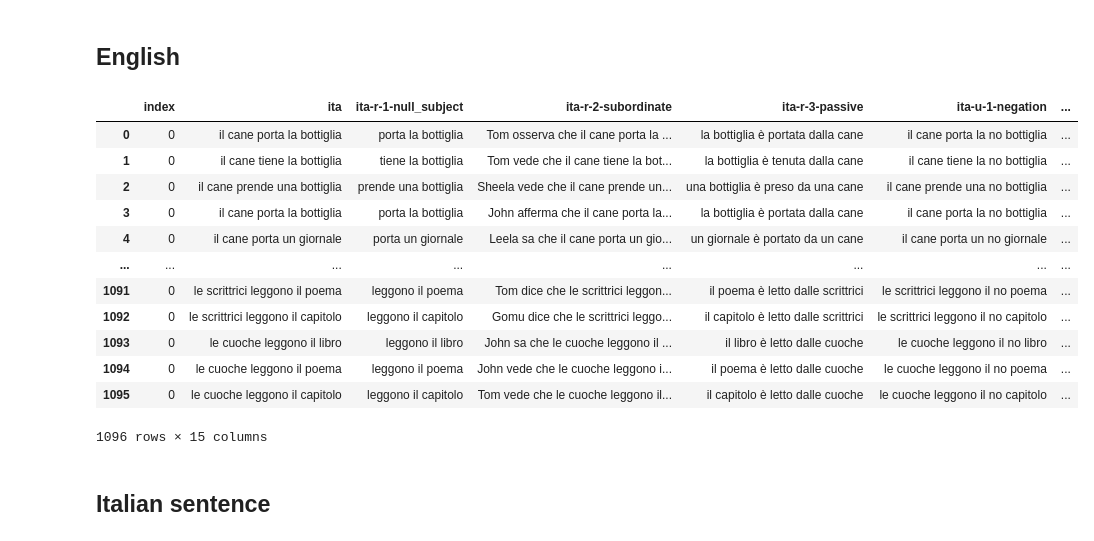
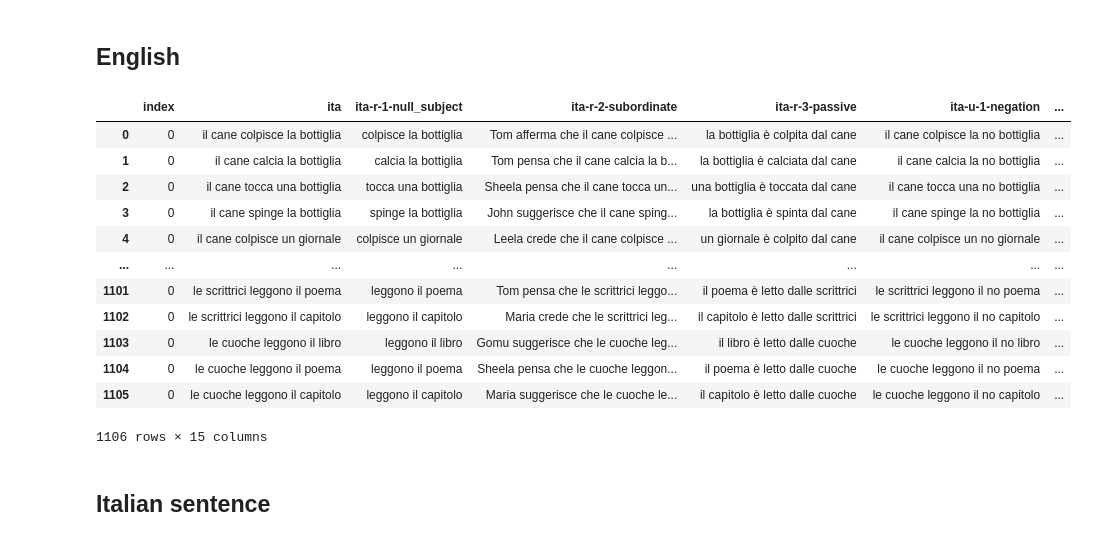
Before and after one commit to arunasank/disjoint-processing-llms, a Jupyter notebook: data-gen/gen-imp-grammars.ipynb, the cells around one changed output. Saved outputs shown, nothing was run; the diff lists cells and outputs as text; code cells hidden in the pictures.

```diff
--- a/data-gen/gen-imp-grammars.ipynb
+++ b/data-gen/gen-imp-grammars.ipynb
@@ -687,13 +740,13 @@ def make_df(seed, it_seed, it_genderDict):
 make_df(seed, it_seed, it_genderDict)
 make_df(seed_female, it_seed_female, it_genderDict)
 # %%
-pluralSeed = [{'verb': ['carry', 'hold', 'take', 'carry'],
+pluralSeed = [{'verb': ['hit', 'kick', 'touch', 'push'],
    'subject': ['dogs', 'cats', 'men', 'teachers', 'boys'],
    'object': ['bottle', 'newspaper', 'box', 'lightbulb', 'cup']},
 
-{'verb': ['climb'],
+{'verb': ['drink'],
 'subject': ['dogs', 'cats', 'men', 'teachers', 'boys'],
-'object': ['ladder', 'rock', 'hill', 'mountain']},
+'object': ['juice', 'tea', 'coffee', 'water', 'tonic']},
 
 {'verb': ['eat'],
 'subject': ['dogs', 'cats', 'men', 'teachers', 'boys'],
@@ -703,13 +756,13 @@ pluralSeed = [{'verb': ['carry', 'hold', 'take', 'carry'],
 'subject': ['poets', 'authors', 'writers', 'orators', 'teachers', 'boys'],
 'object': ['story', 'letter', 'magazine', 'guide', 'postcard', 'novella', 'page', 'poem']}]
 
-pluralSeed_female = [{'verb': ['carry', 'hold', 'take', 'carry'],
+pluralSeed_female = [{'verb': ['hit', 'kick', 'touch', 'push'],
    'subject': ['women', 'girls', 'actresses', 'teachers', 'doctors', 'lawyers', 'architects', 'professors', 'writers', 'cooks'],
    'object': ['fish', 'mouse', 'newspaper', 'chalk', 'hat', 'toy']},
 
-{'verb': ['climb'],
+{'verb': ['drink'],
  'subject': ['women', 'girls', 'actresses', 'teachers', 'doctors', 'lawyers', 'architects', 'professors', 'writers', 'cooks'],
- 'object': ['roof', 'tree', 'mount', 'wall', 'pole']},
+ 'object': ['beverage', 'lemonade', 'milkshake', 'smoothie', 'espresso']},
 
 {'verb': ['eat'],
  'subject': ['women', 'girls', 'actresses', 'teachers', 'doctors', 'lawyers', 'architects', 'professors', 'writers', 'cooks'],
@@ -719,13 +772,13 @@ pluralSeed_female = [{'verb': ['carry', 'hold', 'take', 'carry'],
  'subject': ['women', 'girls', 'actresses', 'teachers', 'doctors', 'lawyers', 'architects', 'professors', 'writers', 'cooks'],
  'object': ['book', 'poem', 'chapter']}]
 
-it_pluralSeed = [ { 'verb' : ['portano', 'tengono', 'prendono', 'portano'],
+it_pluralSeed = [ { 'verb' : ['colpiscono', 'calciano', 'toccano', 'spingono'],
              'subject': ['cani', 'gatti', 'uomini', 'insegnanti', 'ragazzi'],
              'object': ['bottiglia', 'giornale', 'scatola', 'lampadina', 'tazza']},
 
-{ 'verb': ['salgono'],
+{ 'verb': ['bevono'],
  'subject': ['cani', 'gatti', 'uomini', 'insegnanti', 'ragazzi'],
- 'object': ['scala', 'roccia', 'collina', 'montagna'] },
+ 'object': ['succo', 'tè', 'caffè', 'acqua', 'tonico'] },
 
 { 'verb': ['mangiano'],
  'subject' : ['cani', 'gatti', 'uomini', 'insegnanti', 'ragazzi'],
@@ -735,13 +788,13 @@ it_pluralSeed = [ { 'verb' : ['portano', 'tengono', 'prendono', 'portano'],
  'subject' : ['poeti', 'autori', 'scrittori', 'oratori', 'insegnanti', 'ragazzi'],
  'object': ['storia', 'lettera', 'rivista', 'guida', 'cartolina', 'novella', 'pagina', 'poesia']} ]
 
-it_pluralSeed_female = [ { 'verb' : ['portano', 'tengono', 'prendono', 'portano'],
+it_pluralSeed_female = [ { 'verb' : ['colpiscono', 'calciano', 'toccano', 'spingono'],
                     'subject': ['donne', 'ragazze', 'attrici', 'maestre', 'dottoresse', 'avvocate', 'architette', 'professoresse', 'scrittrici', 'cuoche' ],
                     'object': ['pesce', 'topo', 'giornale', 'gesso', 'cappello', 'giocattolo']},
 
-{ 'verb': ['salgono'],
+{ 'verb': ['bevono'],
  'subject': ['donne', 'ragazze', 'attrici', 'maestre', 'dottoresse', 'avvocate', 'architette', 'professoresse', 'scrittrici', 'cuoche' ],
- 'object': ['tetto', 'albero', 'monte', 'muro', 'palo'] },
+ 'object': ['bevanda', 'limonata', 'frappè', 'frullato', 'espresso'] },
 
 { 'verb': ['mangiano'],
  'subject' : ['donne', 'ragazze', 'attrici', 'maestre', 'dottoresse', 'avvocate', 'architette', 'professoresse', 'scrittrici', 'cuoche' ],
@@ -751,7 +804,8 @@ it_pluralSeed_female = [ { 'verb' : ['portano', 'tengono', 'prendono', 'portano'
  'subject' : ['donne', 'ragazze', 'attrici', 'maestre', 'dottoresse', 'avvocate', 'architette', 'professoresse', 'scrittrici', 'cuoche' ],
  'object': ['libro', 'poema', 'capitolo']} ]
 
-it_subordinateSeed = [ { 'verb' : ['vede', 'dice', 'osserva', 'sa', 'afferma'],  'subject': ['Sheela', 'Leela', 'Maria', 'Gomu', 'John', 'Tom', 'Harry'], }]
+it_subordinateSeed = [ { 'verb' : ['pensa', 'dice', 'afferma', 'crede', 'suggerisce'],
+                        'subject': ['Sheela', 'Leela', 'Maria', 'Gomu', 'John', 'Tom', 'Harry'], }]
 
 def make_plural_df(pluralSeed, it_pluralSeed, it_genderDict):
     global df
@@ -785,46 +839,49 @@ def make_plural_df(pluralSeed, it_pluralSeed, it_genderDict):
                     else:
                         temp_odet = it_odet
 
-                    ita_passive_sentence = f"{it_odet} {it_ob} {it_passiveSeed[it_verb][temp_odet]} {ita_passive_from} {it_subj}"
+                    if not "'" in ita_passive_from:
+                        ita_passive_sentence = f"{it_odet} {it_ob} {it_passiveSeed[it_verb][temp_odet]} {ita_passive_from} {it_subj}"
+                    else:
+                        ita_passive_sentence = f"{it_odet} {it_ob} {it_passiveSeed[it_verb][temp_odet]} {ita_passive_from}{it_subj}"
 
                     wh = random.choice(['when', 'what', 'who', 'which', 'why'])
                     df = pd.concat([df, pd.DataFrame.from_dict([{
                         "ita": f"{it_sdet} {it_subj} {it_verb} {it_odet} {it_ob}",
                         "ita-r-1-null_subject": f"{it_verb} {it_odet} {it_ob}",
                         "ita-r-2-subordinate": f"{pSubj} {it_pVerb} che {it_sdet} {it_subj} {it_verb} {it_odet} {it_ob}",
                         "ita-r-3-passive": ita_passive_sentence,
                         "ita-u-1-negation": f"{it_sdet} {it_subj} {it_verb} {it_odet} no {it_ob}",
                         "ita-u-2-invert": " ".join(f"{it_sdet} {it_subj} {it_verb} {it_odet} {it_ob}".split(" ")[::-1]),
                         "ita-u-3-gender": f"{temp_odet} {it_subj} {it_verb} {it_odet} {it_ob}",
                         "en": f"the {subj} {verb} {odet} {ob}",
                         "en-r-1-subordinate": f"{pSubj} {pVerb} that the {subj} {verb} the {ob}",
                         "en-r-2-passive": f"{odet} {ob} is {passiveSeed[verb]} by the {subj}",
                         "en-u-1-negation": f"the {subj} {verb} {odet} doesn't {ob}",
                         "en-u-2-inversion": " ".join(f"the {subj} {verb} {odet} {ob}".split(" ")[::-1]),
                         "en-u-3-qsubordinate": f"{pSubj} {pVerb} that does the {subj} {verb} the {ob}?",
                         "en-u-4-wh": f"Did the {subj} {verb} {odet} {wh} {ob}?"
                     }])])
                     if (f"{odet} {ob} is {passiveSeed[verb]} by the {subj}" == None):
                         print(f"{odet} {ob} is {passiveSeed[verb]} by the {subj}", odet, ob, passiveSeed[verb], subj)
 
 make_plural_df(pluralSeed, it_pluralSeed, it_genderDict)
 make_plural_df(pluralSeed_female, it_pluralSeed_female, it_genderDict)
 
 df.reset_index()
 # %% [output]
 |  | index | ita | ita-r-1-null_subject | ita-r-2-subordinate | ita-r-3-passive | ita-u-1-negation | ... |
-| 0 | 0 | il cane porta la bottiglia | porta la bottiglia | Tom osserva che il cane porta la ... | la bottiglia è portata dalla cane | il cane porta la no bottiglia | ... |
-| 1 | 0 | il cane tiene la bottiglia | tiene la bottiglia | Tom vede che il cane tiene la bot... | la bottiglia è tenuta dalla cane | il cane tiene la no bottiglia | ... |
-| 2 | 0 | il cane prende una bottiglia | prende una bottiglia | Sheela vede che il cane prende un... | una bottiglia è preso da una cane | il cane prende una no bottiglia | ... |
-| 3 | 0 | il cane porta la bottiglia | porta la bottiglia | John afferma che il cane porta la... | la bottiglia è portata dalla cane | il cane porta la no bottiglia | ... |
-| 4 | 0 | il cane porta un giornale | porta un giornale | Leela sa che il cane porta un gio... | un giornale è portato da un cane | il cane porta un no giornale | ... |
+| 0 | 0 | il cane colpisce la bottiglia | colpisce la bottiglia | Tom afferma che il cane colpisce ... | la bottiglia è colpita dal cane | il cane colpisce la no bottiglia | ... |
+| 1 | 0 | il cane calcia la bottiglia | calcia la bottiglia | Tom pensa che il cane calcia la b... | la bottiglia è calciata dal cane | il cane calcia la no bottiglia | ... |
+| 2 | 0 | il cane tocca una bottiglia | tocca una bottiglia | Sheela pensa che il cane tocca un... | una bottiglia è toccata dal cane | il cane tocca una no bottiglia | ... |
+| 3 | 0 | il cane spinge la bottiglia | spinge la bottiglia | John suggerisce che il cane sping... | la bottiglia è spinta dal cane | il cane spinge la no bottiglia | ... |
+| 4 | 0 | il cane colpisce un giornale | colpisce un giornale | Leela crede che il cane colpisce ... | un giornale è colpito dal cane | il cane colpisce un no giornale | ... |
 | ... | ... | ... | ... | ... | ... | ... | ... |
-| 1091 | 0 | le scrittrici leggono il poema | leggono il poema | Tom dice che le scrittrici leggon... | il poema è letto dalle scrittrici | le scrittrici leggono il no poema | ... |
-| 1092 | 0 | le scrittrici leggono il capitolo | leggono il capitolo | Gomu dice che le scrittrici leggo... | il capitolo è letto dalle scrittrici | le scrittrici leggono il no capitolo | ... |
-| 1093 | 0 | le cuoche leggono il libro | leggono il libro | John sa che le cuoche leggono il ... | il libro è letto dalle cuoche | le cuoche leggono il no libro | ... |
-| 1094 | 0 | le cuoche leggono il poema | leggono il poema | John vede che le cuoche leggono i... | il poema è letto dalle cuoche | le cuoche leggono il no poema | ... |
-| 1095 | 0 | le cuoche leggono il capitolo | leggono il capitolo | Tom vede che le cuoche leggono il... | il capitolo è letto dalle cuoche | le cuoche leggono il no capitolo | ... |
+| 1101 | 0 | le scrittrici leggono il poema | leggono il poema | Tom pensa che le scrittrici leggo... | il poema è letto dalle scrittrici | le scrittrici leggono il no poema | ... |
+| 1102 | 0 | le scrittrici leggono il capitolo | leggono il capitolo | Maria crede che le scrittrici leg... | il capitolo è letto dalle scrittrici | le scrittrici leggono il no capitolo | ... |
+| 1103 | 0 | le cuoche leggono il libro | leggono il libro | Gomu suggerisce che le cuoche leg... | il libro è letto dalle cuoche | le cuoche leggono il no libro | ... |
+| 1104 | 0 | le cuoche leggono il poema | leggono il poema | Sheela pensa che le cuoche leggon... | il poema è letto dalle cuoche | le cuoche leggono il no poema | ... |
+| 1105 | 0 | le cuoche leggono il capitolo | leggono il capitolo | Maria suggerisce che le cuoche le... | il capitolo è letto dalle cuoche | le cuoche leggono il no capitolo | ... |
-1096 rows × 15 columns
+1106 rows × 15 columns
 # %% [markdown]
 ## Italian sentence
 # %%
```
Also changed, not shown: parts of 10 cells of this notebook, 4 other files.
